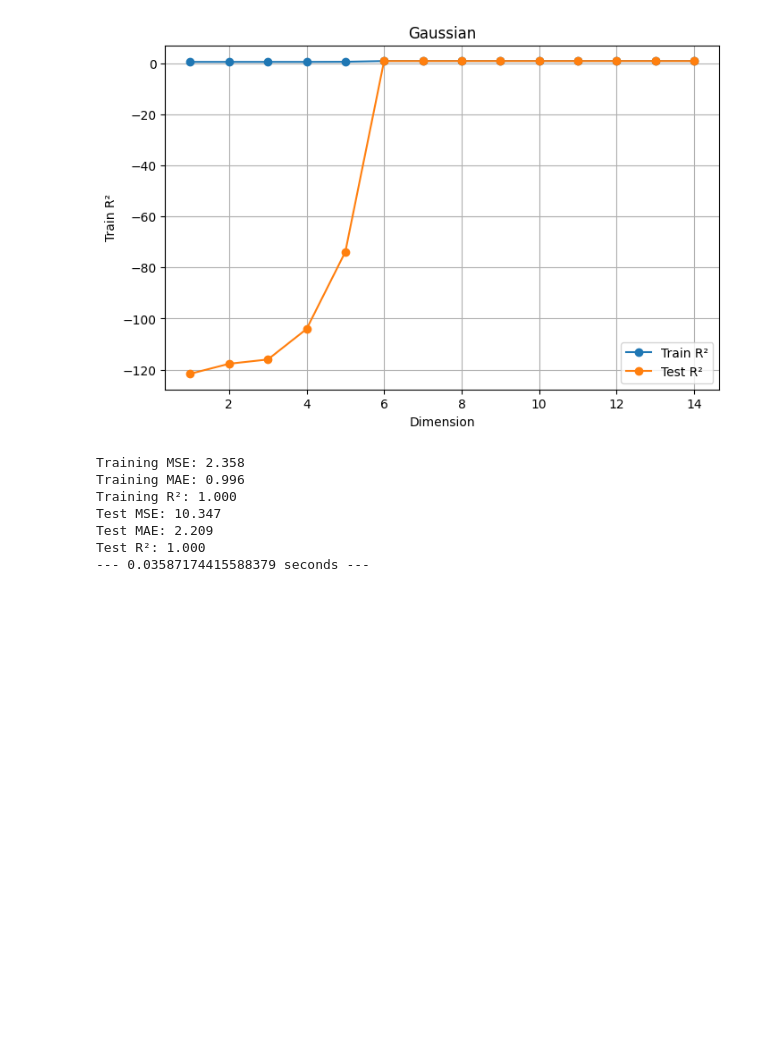
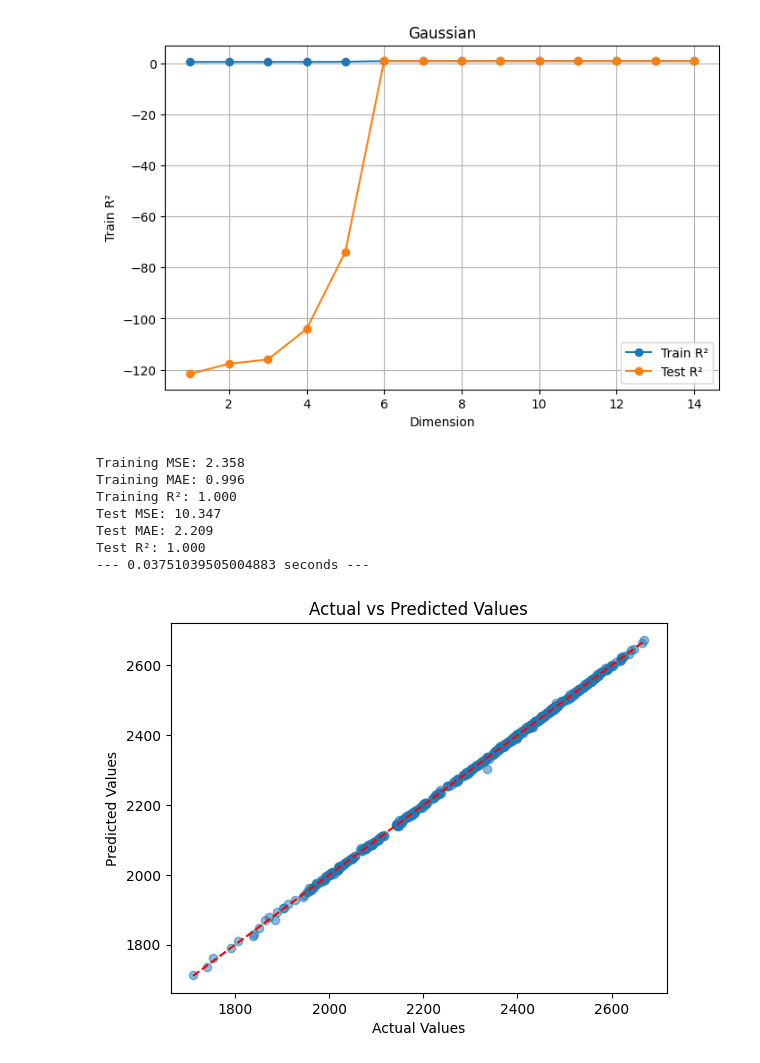
Before and after one commit to himangg/Data-Science-Project, a Jupyter notebook: JL_Lemma_Results.ipynb, the cells around one changed output. Saved outputs shown, nothing was run; the diff lists cells and outputs as text; code cells hidden in the pictures; blank space fills up the shorter version.

```diff
--- a/JL_Lemma_Results.ipynb
+++ b/JL_Lemma_Results.ipynb
@@ -221,31 +221,39 @@ for train_index, test_index in timesplit.split(X):
 model = LinearRegression()
 model.fit(X_train, y_train)
 
 y_train_pred = model.predict(X_train)
 train_mse = mean_squared_error(y_train, y_train_pred)
 train_mae = mean_absolute_error(y_train, y_train_pred)
 train_r2 = r2_score(y_train, y_train_pred)
 
 print(f"Training MSE: {train_mse:.3f}")
 print(f"Training MAE: {train_mae:.3f}")
 print(f"Training R²: {train_r2:.3f}")
 
 y_test_pred = model.predict(X_test)
 
 test_mse = mean_squared_error(y_test, y_test_pred)
 test_mae = mean_absolute_error(y_test, y_test_pred)
 test_r2 = r2_score(y_test, y_test_pred)
 
 print(f"Test MSE: {test_mse:.3f}")
 print(f"Test MAE: {test_mae:.3f}")
 print(f"Test R²: {test_r2:.3f}")
 
 print("--- %s seconds ---" % (time.time() - start_time))
+
+plt.scatter(y_test, y_test_pred, alpha=0.5)
+plt.plot([min(y_test), max(y_test)], [min(y_test), max(y_test)], color='red', linestyle='--')
+plt.xlabel("Actual Values")
+plt.ylabel("Predicted Values")
+plt.title("Actual vs Predicted Values")
+plt.show()
 # %% [output]
 Training MSE: 2.358
 Training MAE: 0.996
 Training R²: 1.000
 Test MSE: 10.347
 Test MAE: 2.209
 Test R²: 1.000
---- 0.03587174415588379 seconds ---
+--- 0.03751039505004883 seconds ---
+[figure, added]
```
